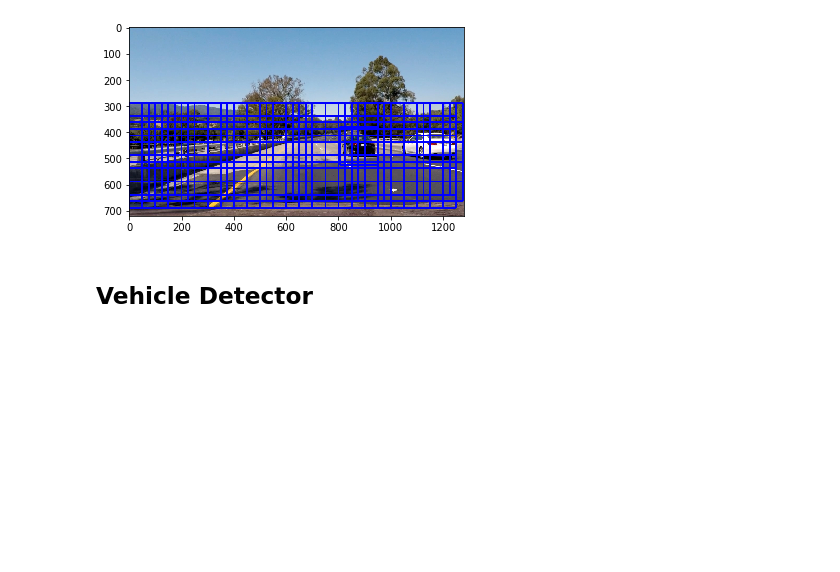
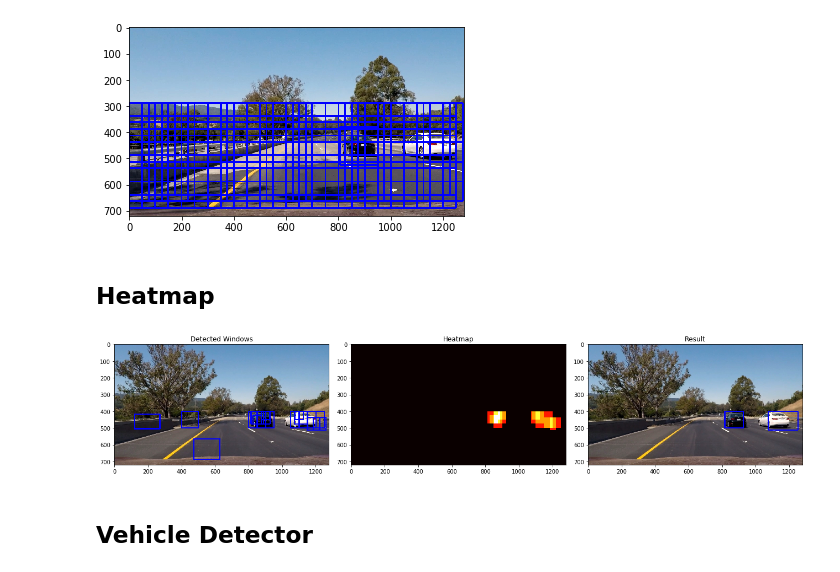
Before and after one commit to Maesla/Vehicle-Detection, a Jupyter notebook: vehicle_detection.ipynb, the cells around one changed output. Drawn from its saved outputs; the diff is of its cells as text; code cells hidden in the pictures; blank space fills up the shorter version.

```diff
--- a/vehicle_detection.ipynb
+++ b/vehicle_detection.ipynb
@@ -414,3 +414,5 @@ plt.imshow(image_with_window)
 # %% [output]
 <matplotlib.image.AxesImage at 0x...>
 [figure]
+# %% [markdown]
+## Heatmap
@@ -417,3 +479,53 @@ plt.imshow(image_with_window)
+# %%
+heatmap = HeatMap((720, 1280))
+
+boxes = []
+boxes.append(((120, 418), (271, 504)))
+boxes.append(((473, 565), (628, 686)))
+boxes.append(((800, 400), (900, 500)))
+boxes.append(((850, 400), (950, 500)))
+boxes.append(((1050, 400), (1150, 500)))
+boxes.append(((1100, 400), (1200, 500)))
+boxes.append(((1150, 400), (1250, 500)))
+boxes.append(((875, 400), (925, 450)))
+boxes.append(((1075, 400), (1125, 450)))
+boxes.append(((825, 425), (875, 475)))
+boxes.append(((814, 400), (889, 475)))
+boxes.append(((851, 400), (926, 475)))
+boxes.append(((1073, 400), (1148, 475)))
+boxes.append(((1147, 437), (1222, 512)))
+boxes.append(((1184, 437), (1259, 512)))
+boxes.append(((400, 400), (500, 500)))
+
+heatmap.add_heat(boxes)
+heatmap.apply_threshold(1)
+heatmap_img = heatmap.get_heatmap_img()
+labels = heatmap.get_labels(heatmap_img)
+
+boxes_for_vehicles = heatmap.get_boxes_from_labels(labels)
+
+windows_positive_image = window_creator.draw_boxes(test_image, boxes)
+windows_positive_image_with_heat = window_creator.draw_boxes(test_image, boxes_for_vehicles)
+
+heatmap.feed(boxes)
+heatmap.feed(boxes)
+heatmap.feed(boxes)
+
+
+fig = plt.figure(figsize=(18,6))
+plt.subplot(131)
+plt.imshow(windows_positive_image)
+plt.title('Detected Windows')
+plt.subplot(132)
+plt.imshow(heatmap_img, cmap='hot')
+plt.title('Heatmap')
+plt.subplot(133)
+plt.imshow(windows_positive_image_with_heat)
+plt.title('Result')
+fig.tight_layout()
+#boxes.append((),())
+# %% [output]
+[figure, added]
 # %% [markdown]
 ## Vehicle Detector
 # %%
```
Also changed, not shown: parts of 9 cells of this notebook.
